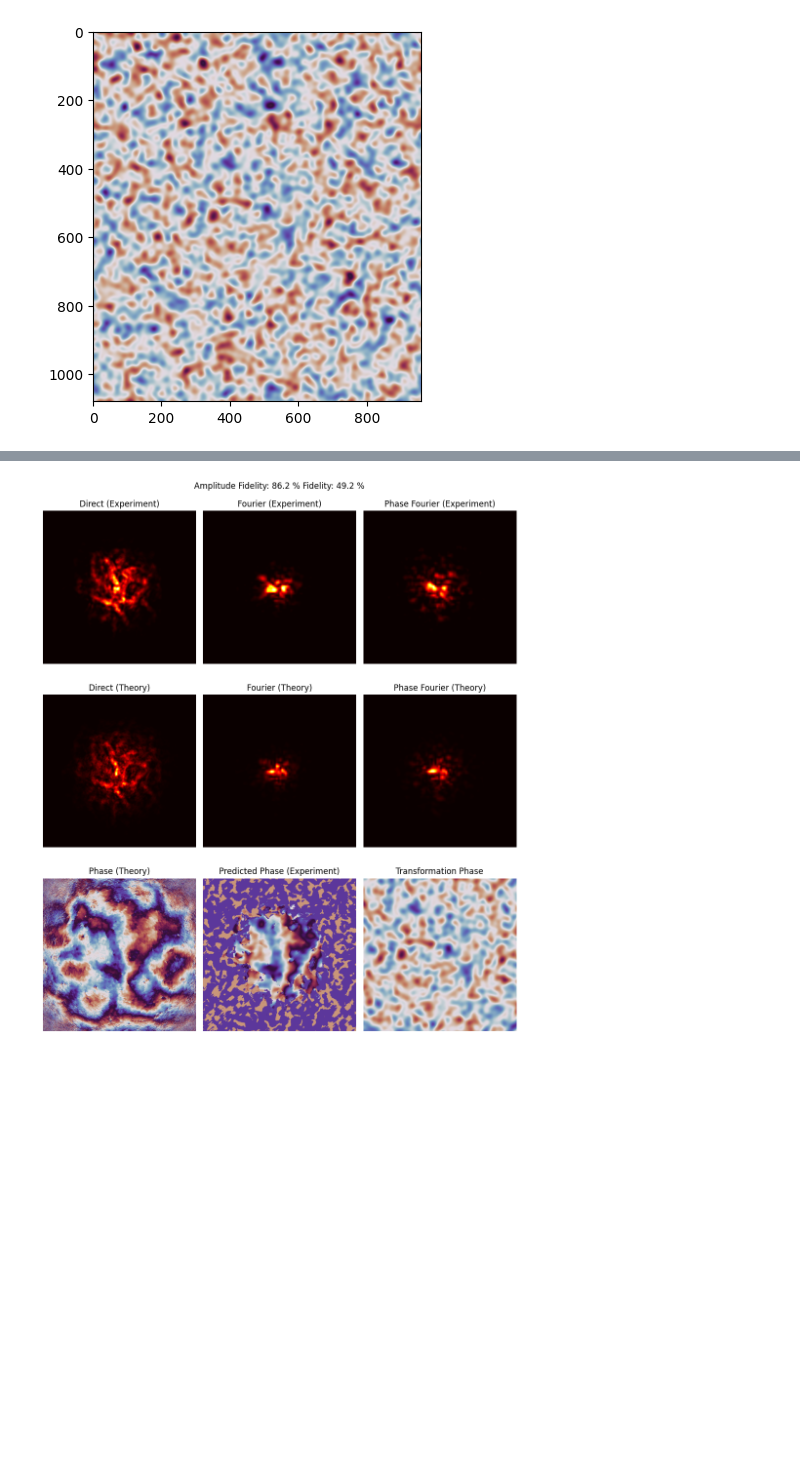
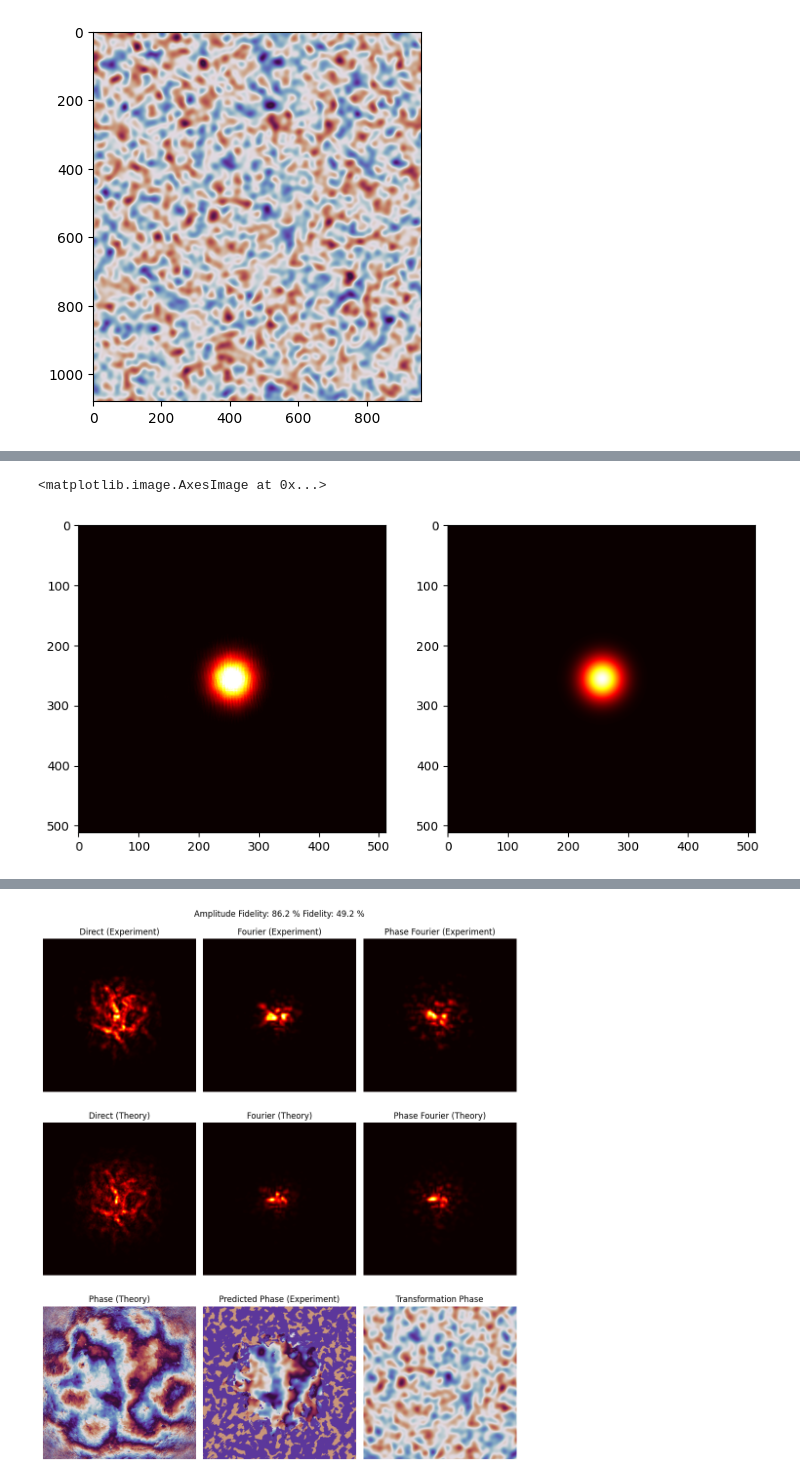
Before and after one commit to marcsgil/random_phase_measurements, a Jupyter notebook: tomography.ipynb, the cells around one changed output, grey strips where cells are left out. Saved outputs shown, nothing was run; the diff lists cells and outputs as text; code cells hidden in the pictures; blank space fills up the shorter version.

```diff
--- a/tomography.ipynb
+++ b/tomography.ipynb
@@ -55,0 +128,9 @@ plt.imshow(np.angle(phase_transformation), cmap="twilight")
+# %%
+ft_mode = fourier_transform(mode)
+corrected_ft_mode = affine_transform(ft_mode, inv(A_fourier), -inv(A_fourier) @ t_fourier, output_shape=image_fourier.shape)
+fig, axs = plt.subplots(1, 2, figsize=(10, 8))
+axs[0].imshow(image_fourier, cmap="hot")
+axs[1].imshow(np.abs(corrected_ft_mode)**2, cmap="hot")
+# %% [output]
+<matplotlib.image.AxesImage at 0x...>
+[figure, added]
```
Also changed, not shown: parts of 17 cells of this notebook, 7 other files.
